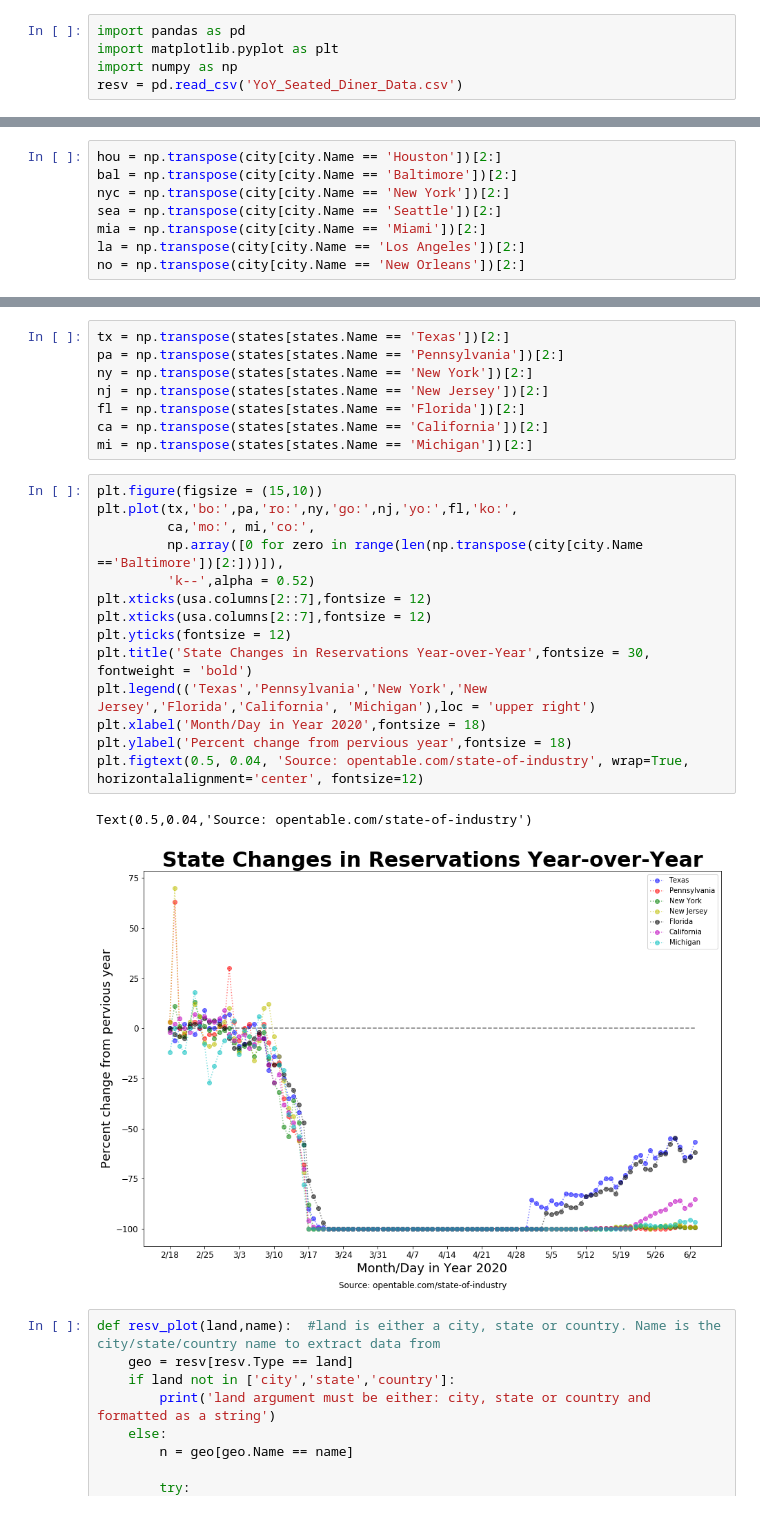
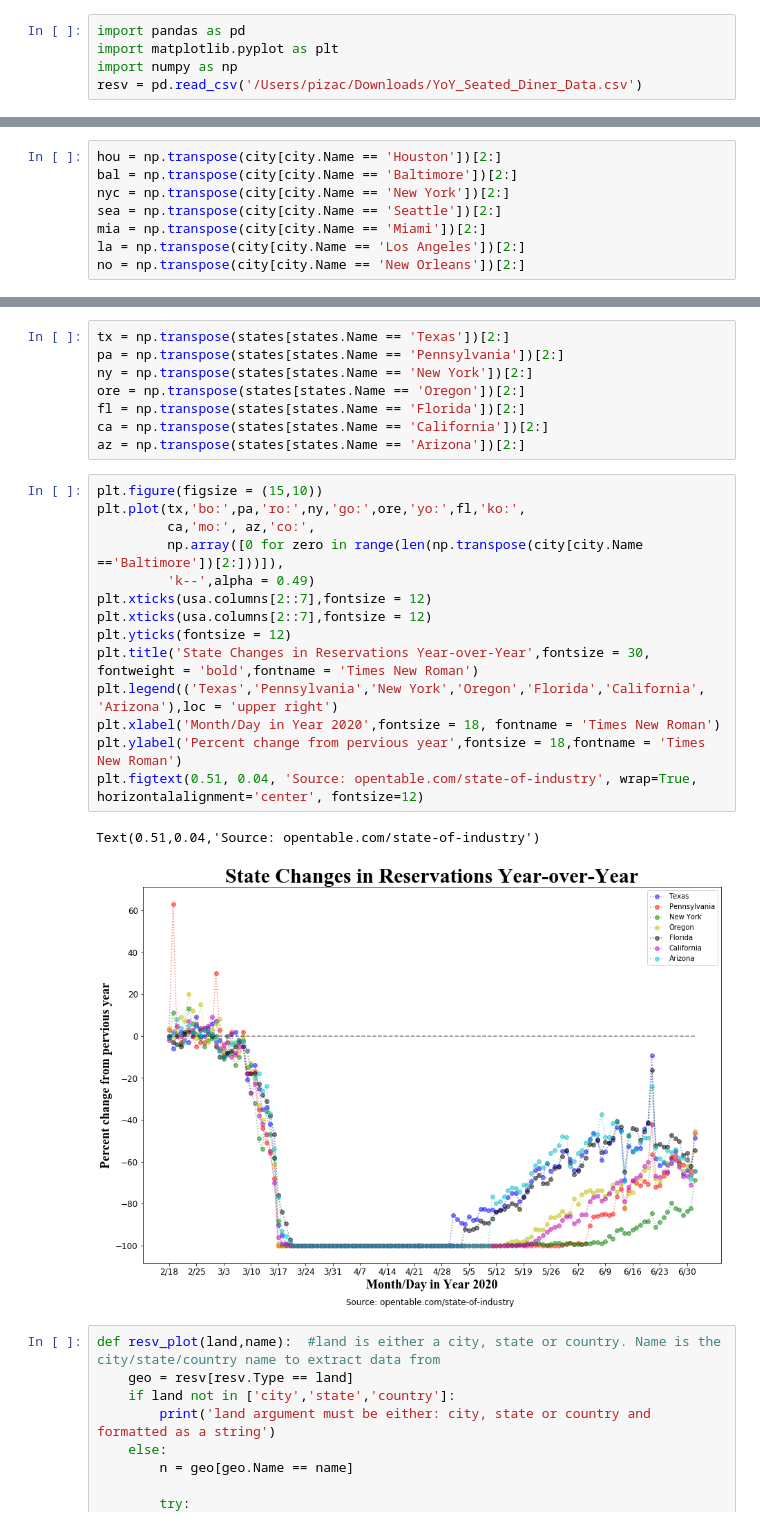
Before and after one commit to pizacd/OpenTable_reservationdata, a Jupyter notebook: OpenTable.ipynb, the cells around one changed output, grey strips where cells are left out. Cells and saved outputs as stored; diff of their text form.

Commit message:
Updated notebook code and OpenTable data file
Also included a USA map of reservations for a given day.

```diff
--- a/OpenTable.ipynb
+++ b/OpenTable.ipynb
@@ -2,7 +2,7 @@
 import pandas as pd
 import matplotlib.pyplot as plt
 import numpy as np
-resv = pd.read_csv('YoY_Seated_Diner_Data.csv')
+resv = pd.read_csv('/Users/pizac/Downloads/YoY_Seated_Diner_Data.csv')
 # %%
 #separate dataframe into cities, states and countries
 #Disclaimer: OpenTable did not provide data on all cities, states and countries
@@ -90,27 +90,27 @@ Text(0.5,0.04,'Source: opentable.com/state-of-industry')
 tx = np.transpose(states[states.Name == 'Texas'])[2:]
 pa = np.transpose(states[states.Name == 'Pennsylvania'])[2:]
 ny = np.transpose(states[states.Name == 'New York'])[2:]
-nj = np.transpose(states[states.Name == 'New Jersey'])[2:]
+ore = np.transpose(states[states.Name == 'Oregon'])[2:]
 fl = np.transpose(states[states.Name == 'Florida'])[2:]
 ca = np.transpose(states[states.Name == 'California'])[2:]
-mi = np.transpose(states[states.Name == 'Michigan'])[2:]
+az = np.transpose(states[states.Name == 'Arizona'])[2:]
 # %%
 plt.figure(figsize = (15,10))
-plt.plot(tx,'bo:',pa,'ro:',ny,'go:',nj,'yo:',fl,'ko:',
-         ca,'mo:', mi,'co:',
+plt.plot(tx,'bo:',pa,'ro:',ny,'go:',ore,'yo:',fl,'ko:',
+         ca,'mo:', az,'co:',
          np.array([0 for zero in range(len(np.transpose(city[city.Name =='Baltimore'])[2:]))]),
-         'k--',alpha = 0.52)
+         'k--',alpha = 0.49)
 plt.xticks(usa.columns[2::7],fontsize = 12)
 plt.xticks(usa.columns[2::7],fontsize = 12)
 plt.yticks(fontsize = 12)
-plt.title('State Changes in Reservations Year-over-Year',fontsize = 30, fontweight = 'bold')
-plt.legend(('Texas','Pennsylvania','New York','New Jersey','Florida','California', 'Michigan'),loc = 'upper right')
-plt.xlabel('Month/Day in Year 2020',fontsize = 18)
-plt.ylabel('Percent change from pervious year',fontsize = 18)
-plt.figtext(0.5, 0.04, 'Source: opentable.com/state-of-industry', wrap=True, horizontalalignment='center', fontsize=12)
+plt.title('State Changes in Reservations Year-over-Year',fontsize = 30, fontweight = 'bold',fontname = 'Times New Roman')
+plt.legend(('Texas','Pennsylvania','New York','Oregon','Florida','California', 'Arizona'),loc = 'upper right')
+plt.xlabel('Month/Day in Year 2020',fontsize = 18, fontname = 'Times New Roman')
+plt.ylabel('Percent change from pervious year',fontsize = 18,fontname = 'Times New Roman')
+plt.figtext(0.51, 0.04, 'Source: opentable.com/state-of-industry', wrap=True, horizontalalignment='center', fontsize=12)
 # %% [output]
-Text(0.5,0.04,'Source: opentable.com/state-of-industry')
+Text(0.51,0.04,'Source: opentable.com/state-of-industry')
-[figure, old version]
+[figure, new version]
 # %%
 def resv_plot(land,name):  #land is either a city, state or country. Name is the city/state/country name to extract data from
     geo = resv[resv.Type == land]
```
Also changed, not shown: parts of 9 cells of this notebook, 1 other file.
